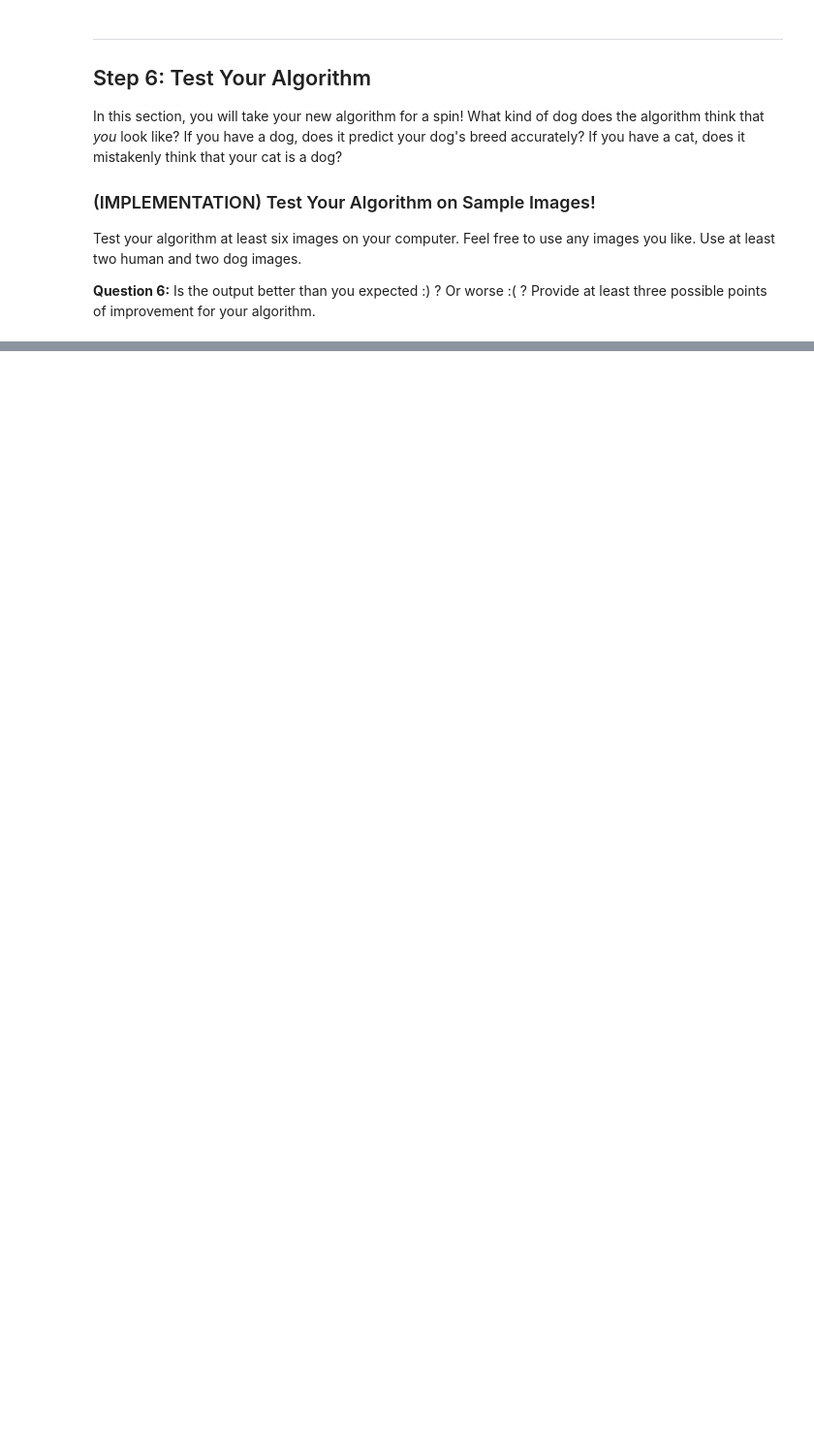
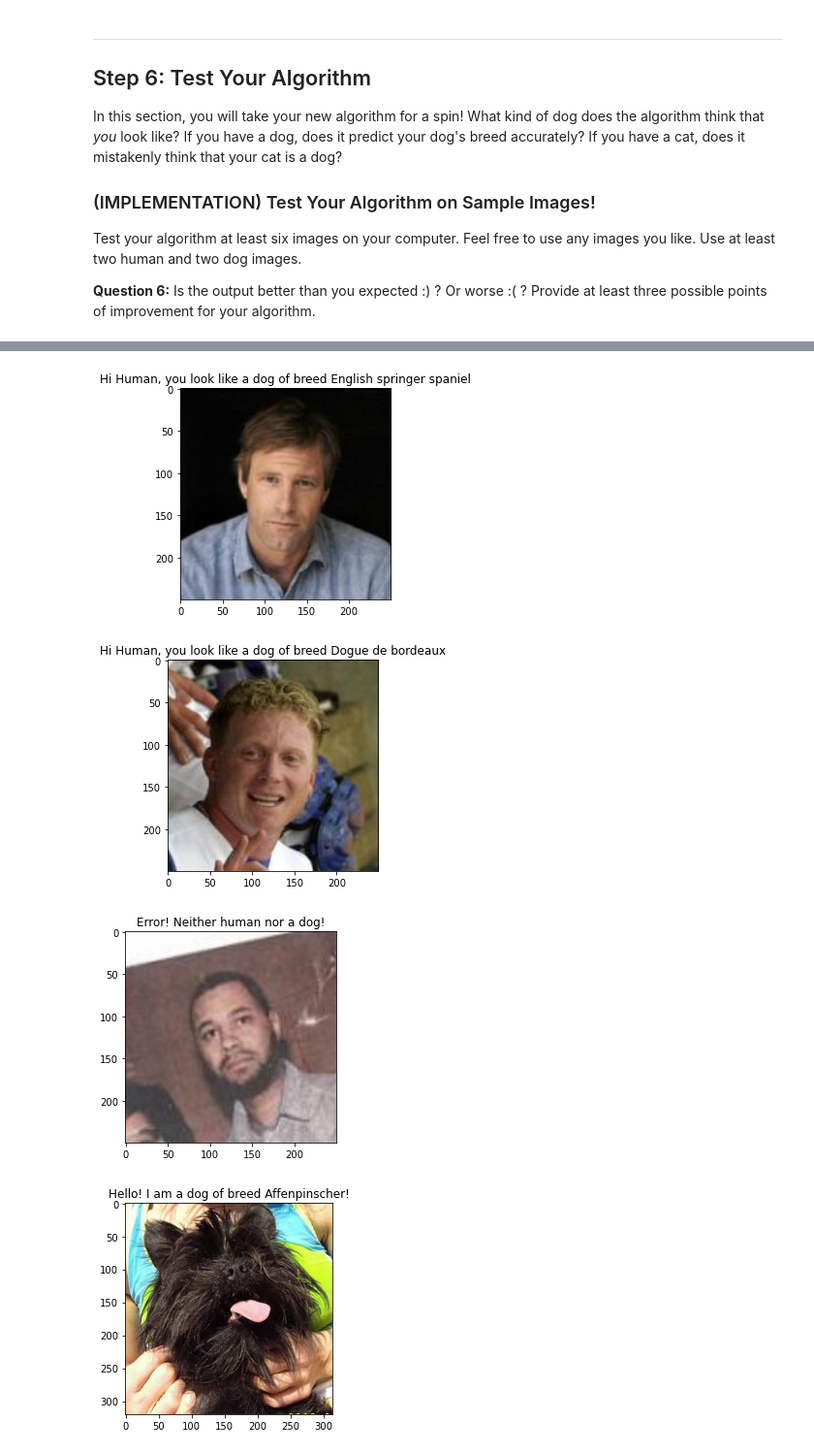
Before and after one commit to manviaga/dog-breed-classifier, a Jupyter notebook: dog_app.ipynb, the cells around one changed output, grey strips where cells are left out. Shown at 97% size. Cells and saved outputs as stored; diff of their text form; code cells hidden in the pictures; blank space fills up the shorter version.

Commit message:
Add files via upload
Final output of the dog breed classifier project along with the report that was generated.

```diff
--- a/dog_app.ipynb
+++ b/dog_app.ipynb
@@ -853,9 +969,3 @@ optimizer_transfer = None
 ### (IMPLEMENTATION) Train and Validate the Model
 
 Train and validate your model in the code cell below.  [Save the final model parameters](http://pytorch.org/docs/master/notes/serialization.html) at filepath `'model_transfer.pt'`.
-# %%
-# train the model
-model_transfer = # train(n_epochs, loaders_transfer, model_transfer, optimizer_transfer, criterion_transfer, use_cuda, 'model_transfer.pt')
-
-# load the model that got the best validation accuracy (uncomment the line below)
-#model_transfer.load_state_dict(torch.load('model_transfer.pt'))
@@ -906,3 +1143,35 @@ def run_app(img_path):
+# %%
+### TODO: Write your algorithm.
+### Feel free to use as many code cells as needed.
+def dog_or_human_detector(img_path):
+    if dog_detector(img_path):
+        return('dog')
+    elif face_detector(img_path):
+        return('human')
+
+def plot_image(img_path, img_title):
+    plt.figure()
+    plt.imshow(Image.open(img_path))
+    #plt.show()
+    plt.title(img_title)
+
+def run_app(img_path):
+
+    ## handle cases for a human face, dog, and neither
+
+    detected = dog_or_human_detector(img_path)
+    breed = ''
+    if (detected == 'dog'):
+        breed = predict_breed_transfer(img_path)
+
+        plot_image(img_path, ("Hello! I am a dog of breed " + breed +"!"))
+    elif (detected == 'human'):
+        breed = predict_breed_transfer(img_path)
+        plot_image(img_path, ("Hi Human, you look like a dog of breed " + breed))
+    else:
+        plot_image(img_path, "Error! Neither human nor a dog!")
+
+    return
 # %% [markdown]
 ---
 <a id='step6'></a>
@@ -920,8 +1195,18 @@ __Answer:__ (Three possible points for improvement)
 # %%
 ## TODO: Execute your algorithm from Step 6 on
 ## at least 6 images on your computer.
 ## Feel free to use as many code cells as needed.
 
 ## suggested code, below
 for file in np.hstack((human_files[:3], dog_files[:3])):
     run_app(file)
+
+run_app('golden_retreiver.jpg')
+run_app('dog.jpg')
+run_app('keeshond_dog_pictures.jpg')
+run_app('rottweiler_dog_pictures.jpg')
+# %% [output]
+[figure, added]
+[figure, added]
+[figure, added]
+[figure, added]
```
Also changed, not shown: parts of 20 cells of this notebook, 1 other file.
